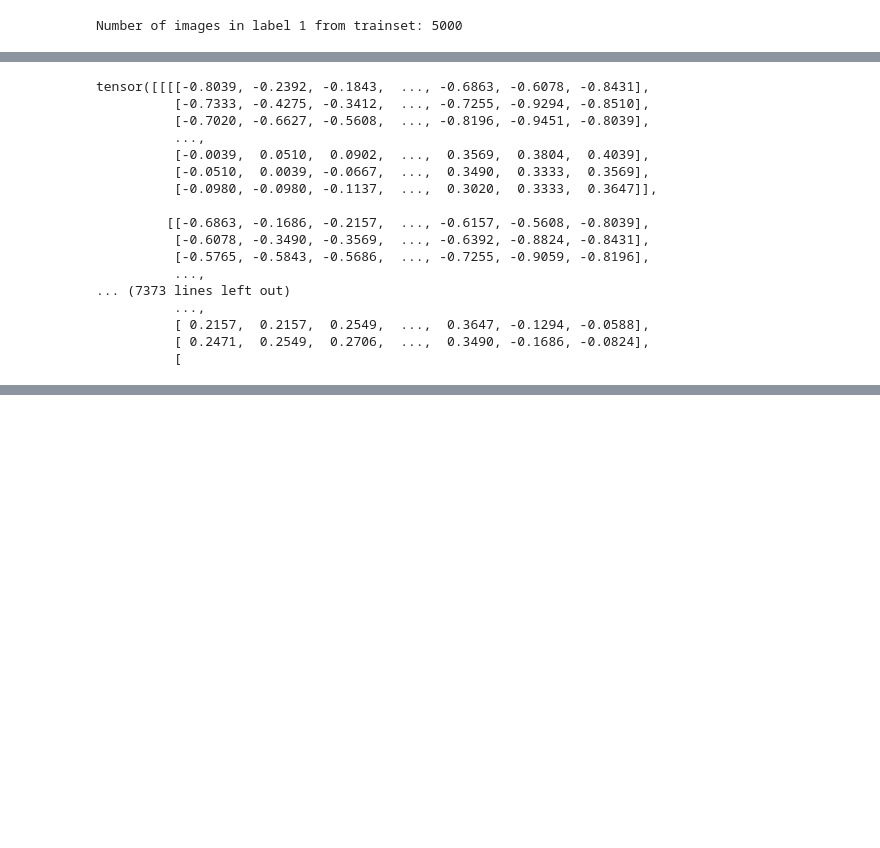
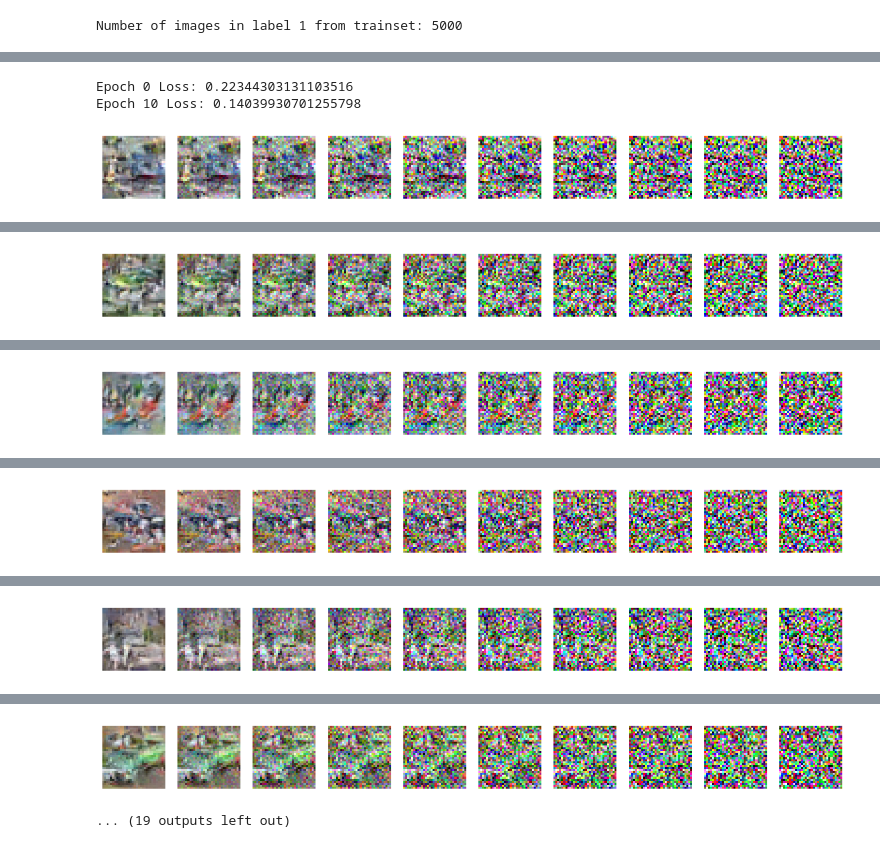
Before and after one commit to FloBaumgartner/cifar10_imgGeneration, a Jupyter notebook: vdl_mc_img-gen_cifar10.ipynb, the cells around one changed output, grey strips where cells are left out. Saved outputs shown, nothing was run; the diff lists cells and outputs as text; code cells hidden in the pictures; blank space fills up the shorter version.

Commit message:
simple diffusion model on 1 label with generated images

```diff
--- a/vdl_mc_img-gen_cifar10.ipynb
+++ b/vdl_mc_img-gen_cifar10.ipynb
@@ -484,9 +476,9 @@ T = 100
 betas = linear_beta_schedule(timesteps=T)
 terms = precompute_terms(betas)
 model_simpleU.to(device)
-optimizer = torch.optim.Adam(model.parameters(), lr=0.001)
-epochs = 100
-BATCH_SIZE = 64
+optimizer = torch.optim.Adam(model_simpleU.parameters(), lr=0.001)
+epochs = 1000
+BATCH_SIZE = 128
 # %%
 train_1label =get_images_by_label(trainset, 1, 5_000)
 print(f"Number of images in label 1 from trainset: {len(train_1label)}")
@@ -513,41 +494,27 @@ View run at https://wandb.ai/floowbaumgartner/simpleDiffusion/runs/l22t5huk
 # %%
 for epoch in tqdm(range(epochs)):
     model_simpleU.train()
     for i, data in enumerate(trainloader):
         optimizer.zero_grad()
         t = torch.randint(0, T, (BATCH_SIZE,), device=device).long()
         loss = get_loss(model_simpleU, data, t, terms["sqrt_alphas_cumprod"], terms["sqrt_one_minus_alphas_cumprod"], device)
         loss.backward()
         optimizer.step()
 
-    if epoch % 100 == 0:
+    if epoch % 10 == 0:
         print(f"Epoch {epoch} Loss: {loss.item()}")
 
-        if epoch in {10, 100, 1000}:
+        if epoch in {10, 50, 70, 90, 100, 200, 290, 300, 500, 800, 900, 990, 1000}:
             with torch.no_grad():
                 x_gen = sample_plot_image(T,terms["sqrt_one_minus_alphas_cumprod"], terms["sqrt_recip_alphas"], betas, model_simpleU, terms["posterior_variance"])
 
-                wandb.log({
-                "epoch": epoch,
-                "loss": loss.item(),
-            })
+        wandb.log({
+        "epoch": epoch,
+        "loss": loss.item(),
+    })
 
 wandb.finish()
 # %% [output]
-tensor([[[[-0.8039, -0.2392, -0.1843,  ..., -0.6863, -0.6078, -0.8431],
-          [-0.7333, -0.4275, -0.3412,  ..., -0.7255, -0.9294, -0.8510],
-          [-0.7020, -0.6627, -0.5608,  ..., -0.8196, -0.9451, -0.8039],
-          ...,
-          [-0.0039,  0.0510,  0.0902,  ...,  0.3569,  0.3804,  0.4039],
-          [-0.0510,  0.0039, -0.0667,  ...,  0.3490,  0.3333,  0.3569],
-          [-0.0980, -0.0980, -0.1137,  ...,  0.3020,  0.3333,  0.3647]],
-
-         [[-0.6863, -0.1686, -0.2157,  ..., -0.6157, -0.5608, -0.8039],
-          [-0.6078, -0.3490, -0.3569,  ..., -0.6392, -0.8824, -0.8431],
-          [-0.5765, -0.5843, -0.5686,  ..., -0.7255, -0.9059, -0.8196],
-          ...,
-... (7373 lines left out)
-          ...,
-          [ 0.2157,  0.2157,  0.2549,  ...,  0.3647, -0.1294, -0.0588],
-          [ 0.2471,  0.2549,  0.2706,  ...,  0.3490, -0.1686, -0.0824],
-          [
+Epoch 0 Loss: 0.22344303131103516
+Epoch 10 Loss: 0.14039930701255798
+[figure, added]
@@ -554,0 +525 @@ KeyboardInterrupt:
+[figure, added]
@@ -554,0 +528 @@ KeyboardInterrupt:
+[figure, added]
@@ -554,0 +531 @@ KeyboardInterrupt:
+[figure, added]
@@ -554,0 +533 @@ KeyboardInterrupt:
+[figure, added]
@@ -555,3 +544,5 @@ KeyboardInterrupt:
+[figure, added]
+... (19 outputs left out)
 # %%
 # show last created image
 compare_images(train_1label[0], x_gen[0])
```
Also changed, not shown: parts of 14 cells of this notebook.
